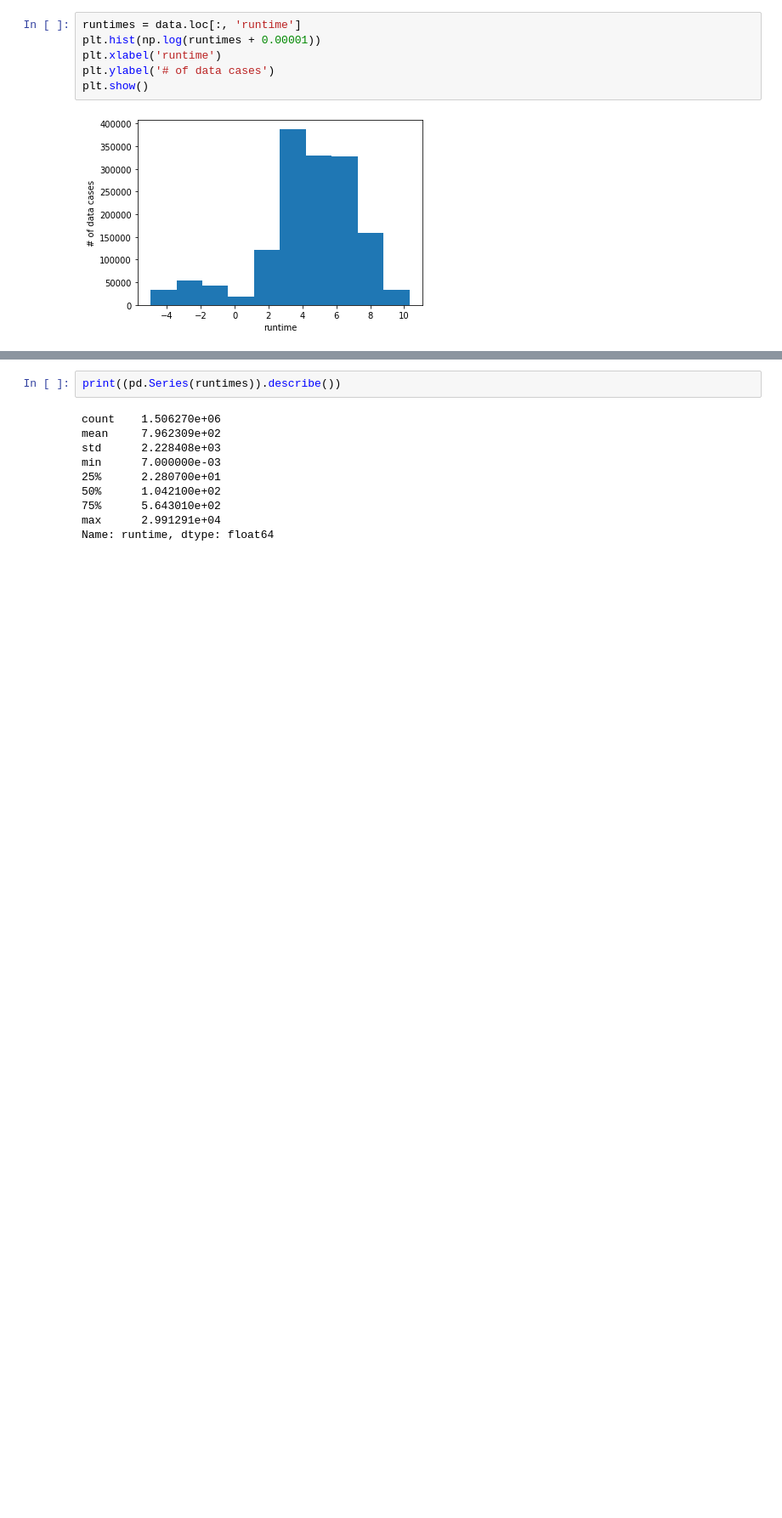
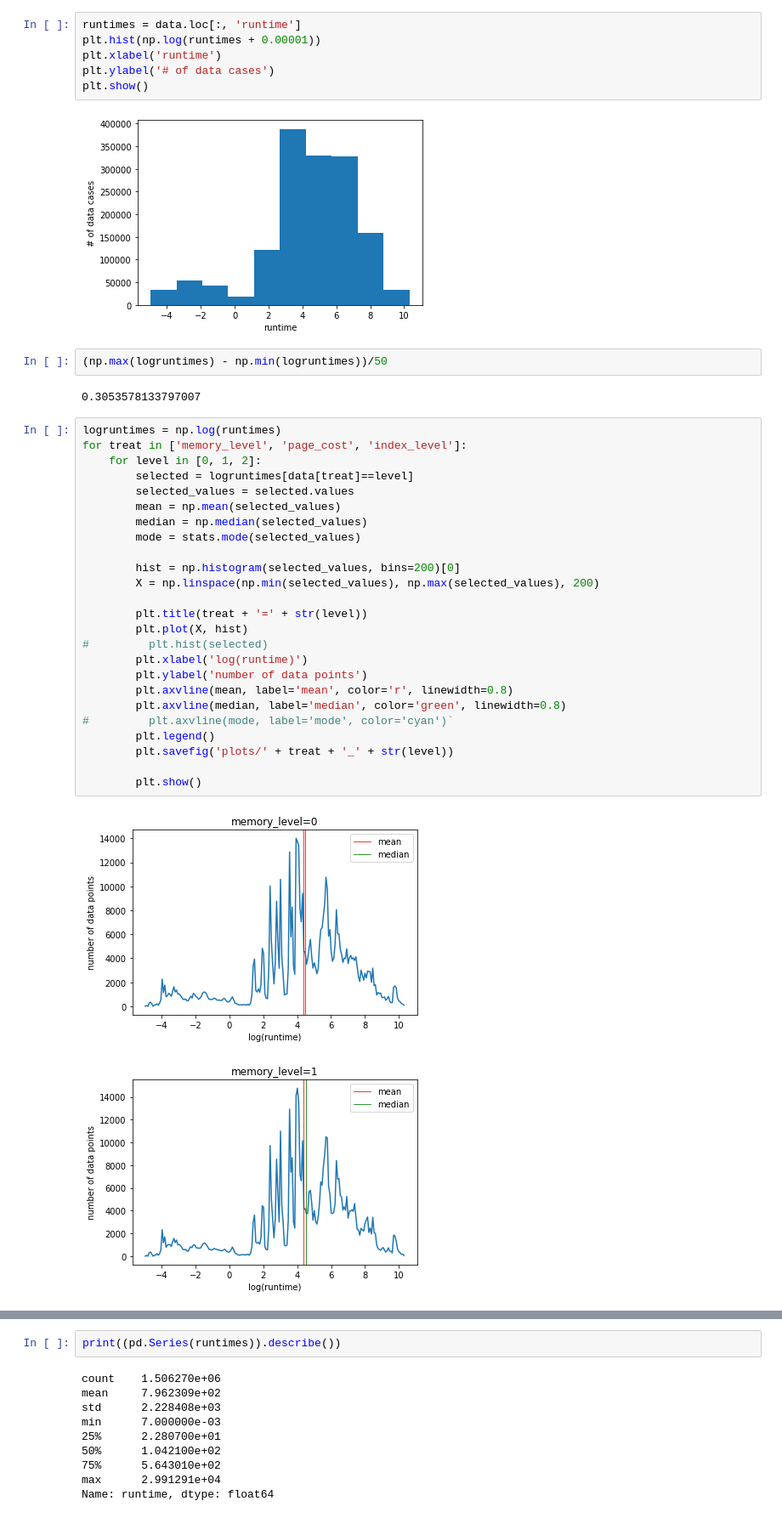
Before and after one commit to sharmapulkit/TreeInterpretability_AnomalyExplanation, a Jupyter notebook: shap/notebooks/Analyse_PostgreSQL.ipynb, the cells around one changed output, grey strips where cells are left out. Shown at 85% size. Cells and saved outputs as stored; diff of their text form; blank space fills up the shorter version.

```diff
--- a/shap/notebooks/Analyse_PostgreSQL.ipynb
+++ b/shap/notebooks/Analyse_PostgreSQL.ipynb
@@ -57,3 +80,35 @@ plt.ylabel('# of data cases')
 plt.show()
 # %% [output]
 [figure]
+# %%
+(np.max(logruntimes) - np.min(logruntimes))/50
+# %% [output]
+0.3053578133797007
+# %%
+logruntimes = np.log(runtimes)
+for treat in ['memory_level', 'page_cost', 'index_level']:
+    for level in [0, 1, 2]:
+        selected = logruntimes[data[treat]==level]
+        selected_values = selected.values
+        mean = np.mean(selected_values)
+        median = np.median(selected_values)
+        mode = stats.mode(selected_values)
+
+        hist = np.histogram(selected_values, bins=200)[0]
+        X = np.linspace(np.min(selected_values), np.max(selected_values), 200)
+
+        plt.title(treat + '=' + str(level))
+        plt.plot(X, hist)
+#         plt.hist(selected)
+        plt.xlabel('log(runtime)')
+        plt.ylabel('number of data points')
+        plt.axvline(mean, label='mean', color='r', linewidth=0.8)
+        plt.axvline(median, label='median', color='green', linewidth=0.8)
+#         plt.axvline(mode, label='mode', color='cyan')`
+        plt.legend()
+        plt.savefig('plots/' + treat + '_' + str(level))
+
+        plt.show()
+# %% [output]
+[figure, added]
+[figure, added]
```
Also changed, not shown: parts of 15 cells of this notebook, 3 other files.
